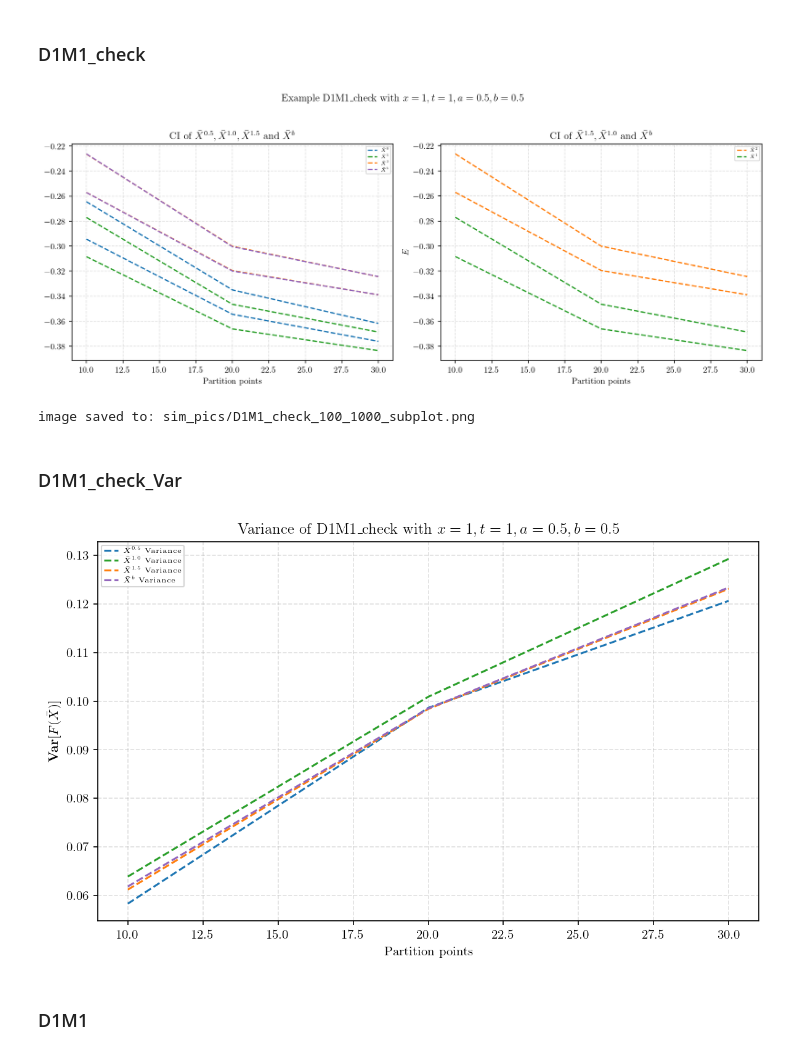
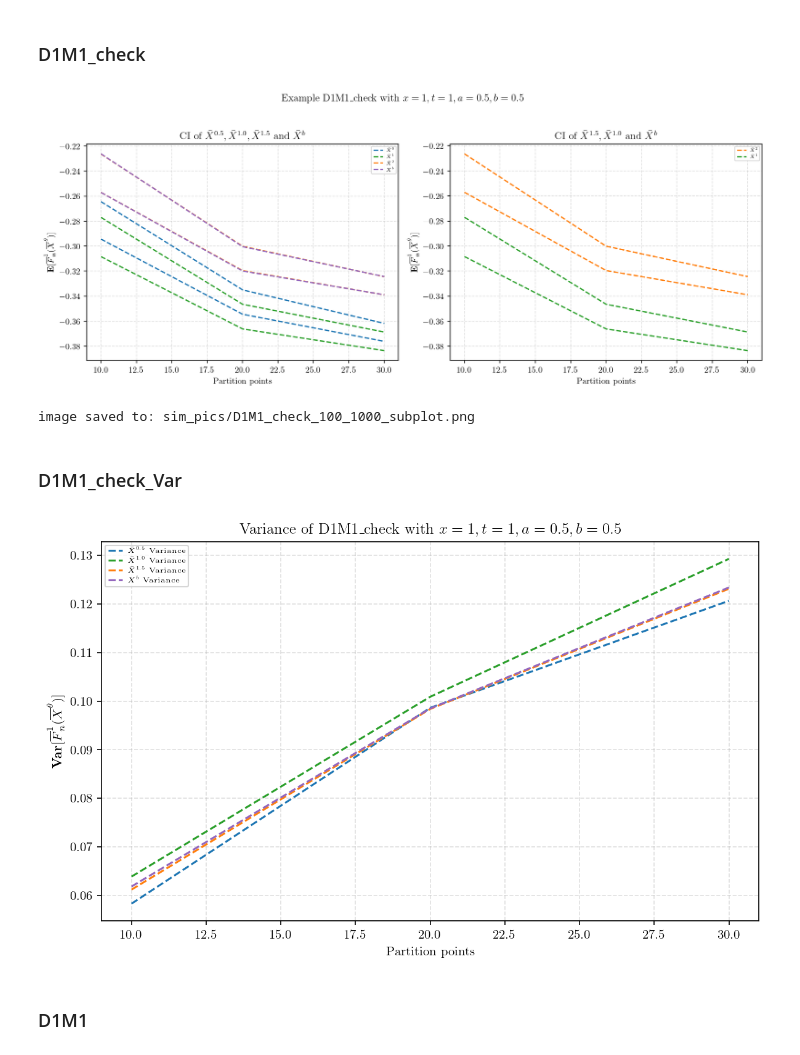
Before and after one commit to Andriyichenko/simulation, a Jupyter notebook: D2f/D2f_plot.ipynb, the cells around one changed output. Drawn from its saved outputs; the diff is of its cells as text; code cells hidden in the pictures.

```diff
--- a/D2f/D2f_plot.ipynb
+++ b/D2f/D2f_plot.ipynb
@@ -100,39 +100,39 @@ ax1.plot(df2["points"], Am_up_df2,  linestyle="--", color="#2ca02c", label=r"$\b
 ax1.plot(df2["points"], Am_low_df2, linestyle="--", color="#2ca02c")
 ax1.plot(df2["points"], A15_up_df2,  linestyle="--", color="#ff7f0e", label=r"$\bar{X}^{2}$")
 ax1.plot(df2["points"], A15_low_df2, linestyle="--", color="#ff7f0e")
-ax1.plot(df2["points"], Axb_up_df2,  linestyle="--", color="#9467bd", label=r"$\bar{X}^{b}$")
+ax1.plot(df2["points"], Axb_up_df2,  linestyle="--", color="#9467bd", label=r"$X^{b}$")
 ax1.plot(df2["points"], Axb_low_df2, linestyle="--", color="#9467bd")
 
 ax1.set_title(r'CI of $\bar{X}^{0.5}, \bar{X}^{1.0}, \bar{X}^{1.5}$ and $\bar{X}^{b}$')
 ax1.set_xlabel("Partition points")
-plt.ylabel(r'$\mathbf{E}[F(\bar{X}) - F(\bar{X}^\alpha)]$')
+ax1.set_ylabel(r"$\mathbf{E}[\overline{F}^1_{n}(\overline{X}^\theta)]$")
 ax1.grid(True, linestyle="--", alpha=0.4)
 ax1.legend(fontsize=5.5, loc='best')
 
 # ===== 右側の図：指定された4本の線の図 =====
 ax2 = axes[1]
 ax2.plot(df2["points"], A15_up_df2,  linestyle="--", color="#ff7f0e", label=r"$\bar{X}^{2}$")
 ax2.plot(df2["points"], A15_low_df2, linestyle="--", color="#ff7f0e")
 # ax2.plot(df2["points"], Axb_up_df2,  linestyle="--", color="#9467bd", label=r"$\bar{X}^{b}$")
 # ax2.plot(df2["points"], Axb_low_df2, linestyle="--", color="#9467bd")
 ax2.plot(df2["points"], Am_up_df2,  linestyle="--", color="#2ca02c", label=r"$\bar{X}^{1}$")
 ax2.plot(df2["points"], Am_low_df2, linestyle="--", color="#2ca02c")
 
 ax2.set_title(r'CI of $\bar{X}^{1.5},\bar{X}^{1.0}$ and $\bar{X}^{b}$')
 ax2.set_xlabel("Partition points")
-ax2.set_ylabel("$E$")
+ax2.set_ylabel(r"$\mathbf{E}[\overline{F}^1_{n}(\overline{X}^\theta)]$")
 ax2.grid(True, linestyle="--", alpha=0.4)
 ax2.legend(fontsize=5.5, loc='best')
 
 # 全体タイトル（必要なら）
 fig.suptitle(r'Example D1M1_check with $x=1,t=1,a=0.5,b=0.5$')
 
 plt.tight_layout(rect=[0, 0, 1, 0.95])  # 上に suptitle を置くために rect を少し縮める
 plt.savefig(save_path, dpi=250, bbox_inches='tight')
 plt.show()
 print("image saved to:", save_path)
 # %% [output]
-[figure, old version]
+[figure, new version]
 image saved to: sim_pics/D1M1_check_100_1000_subplot.png
 # %% [markdown]
 ### D1M1_check_Var
@@ -155,15 +155,15 @@ plt.figure(figsize=(8, 5), dpi=150)  # dpi とは Dots Per Inch を意味する
 plt.plot(df["points"], variance_A, linestyle="--", color="#1f77b4", label=r"$\bar{X}^{0.5}$ Variance")
 plt.plot(df["points"], variance_Am, linestyle="--", color="#2ca02c", label=r"$\bar{X}^{1.0}$ Variance")
 plt.plot(df["points"], variance_A15, linestyle="--", color="#ff7f0e", label=r"$\bar{X}^{1.5}$ Variance")
-plt.plot(df["points"], variance_Ab, linestyle="--", color="#9467bd", label=r"$\bar{X}^{b}$ Variance")
+plt.plot(df["points"], variance_Ab, linestyle="--", color="#9467bd", label=r"$X^{b}$ Variance")
 plt.title(r'Variance of D1M1_check with $x=1,t=1,a=0.5,b=0.5$')
 plt.xlabel("Partition points")
-plt.ylabel(r'$\mathbf{Var}[F(\bar{X})]$')
+plt.ylabel(r'$\mathbf{Var}[\overline{F}^1_{n}(\overline{X}^\theta)]$')
 plt.grid(True, linestyle="--", alpha=0.4)
 plt.legend(fontsize=5.5, loc='best')
 plt.tight_layout()  # 自動的にレイアウトを調整する
 # %% [output]
-[figure, old version]
+[figure, new version]
 # %% [markdown]
 ### D1M1
 # %%
```
Also changed, not shown: parts of 6 cells of this notebook, 43 other files.
